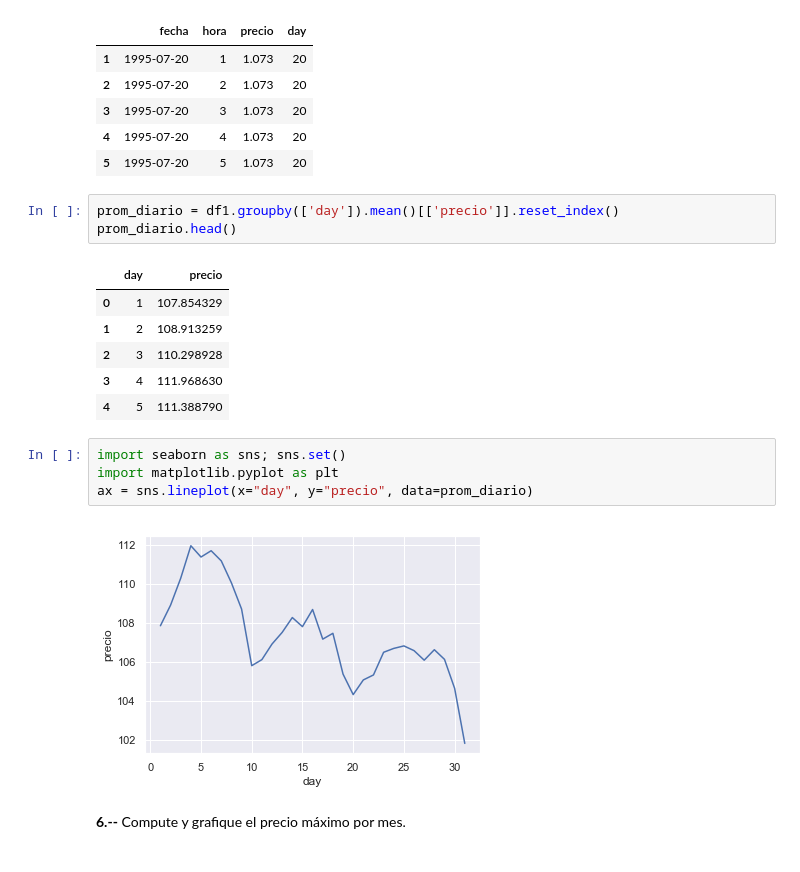
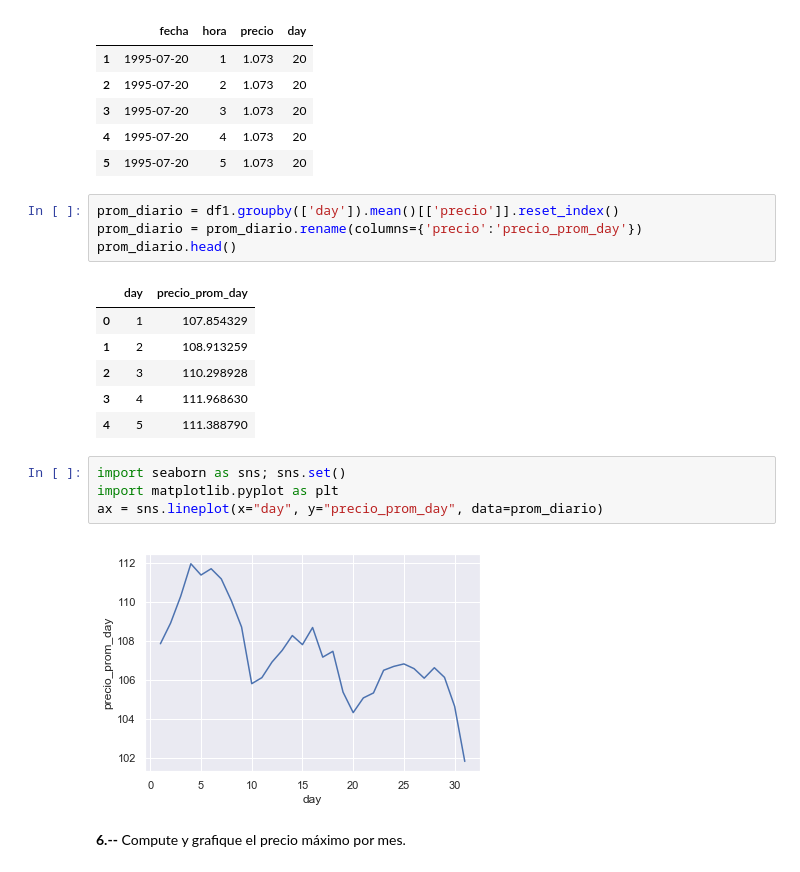
Before and after one commit to cda-2019-01/lab-analisis-exploratorio-de-datos-linagrajales, a Jupyter notebook: LAB-precios-electricidad.ipynb, the cells around one changed output. Saved outputs shown, nothing was run; the diff lists cells and outputs as text.

```diff
--- a/LAB-precios-electricidad.ipynb
+++ b/LAB-precios-electricidad.ipynb
@@ -85,9 +93,10 @@ df1.head()
 | 5 | 1995-07-20 | 5 | 1.073 | 20 |
 # %%
 prom_diario = df1.groupby(['day']).mean()[['precio']].reset_index()
+prom_diario = prom_diario.rename(columns={'precio':'precio_prom_day'})
 prom_diario.head()
 # %% [output]
-|  | day | precio |
+|  | day | precio_prom_day |
 | 0 | 1 | 107.854329 |
 | 1 | 2 | 108.913259 |
 | 2 | 3 | 110.298928 |
@@ -96,9 +105,9 @@ prom_diario.head()
 # %%
 import seaborn as sns; sns.set()
 import matplotlib.pyplot as plt
-ax = sns.lineplot(x="day", y="precio", data=prom_diario)
+ax = sns.lineplot(x="day", y="precio_prom_day", data=prom_diario)
 # %% [output]
-[figure, old version]
+[figure, new version]
 # %% [markdown]
 **6.--** Compute y grafique el precio máximo por mes.
 # %%
```
Also changed, not shown: parts of 31 cells of this notebook.
